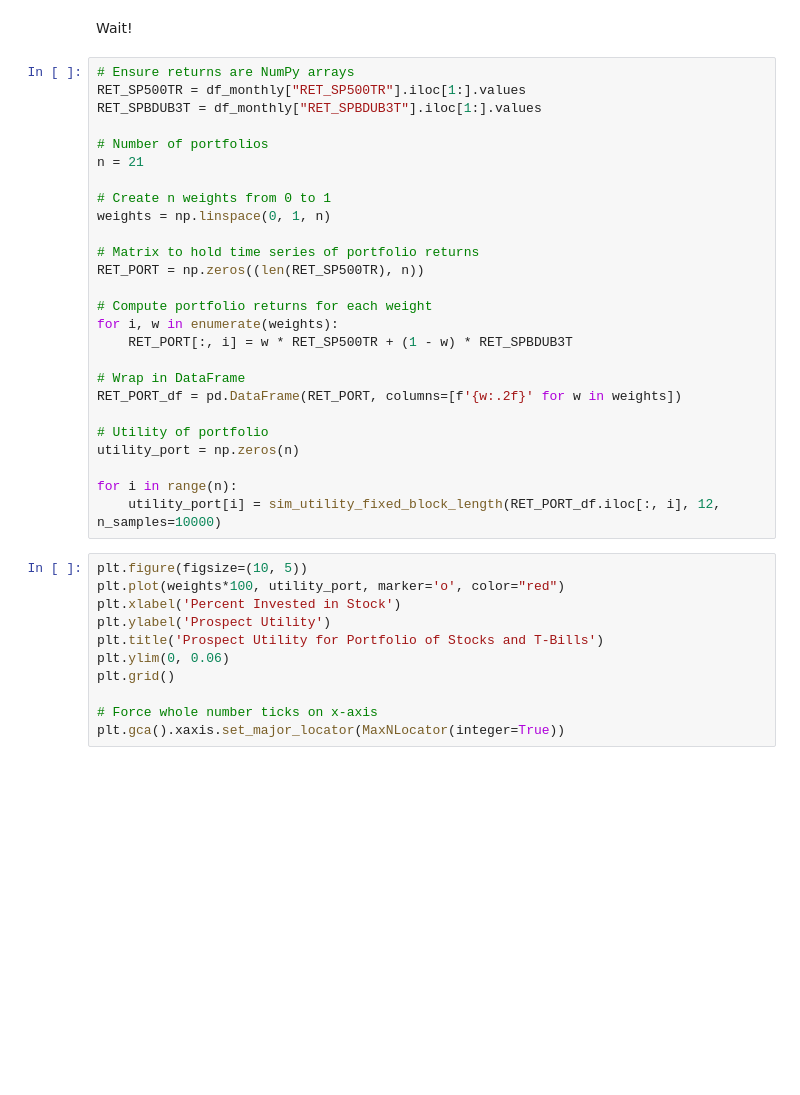
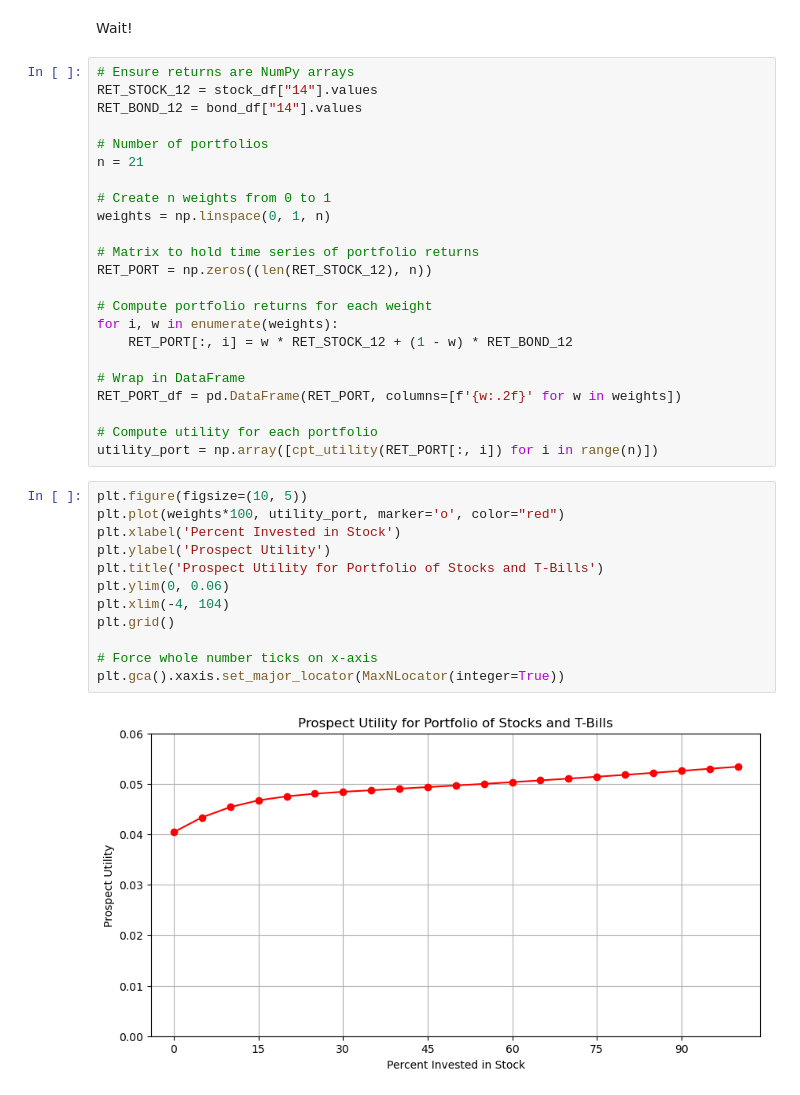
Before and after one commit to mcp656/Seminar, a Jupyter notebook: prescott.ipynb, the cells around one changed output. Drawn from its saved outputs; the diff is of its cells as text; blank space fills up the shorter version.

```diff
--- a/prescott.ipynb
+++ b/prescott.ipynb
@@ -387,8 +374,8 @@ plt.gca().xaxis.set_major_locator(MaxNLocator(integer=True))
 Wait!
 # %%
 # Ensure returns are NumPy arrays
-RET_SP500TR = df_monthly["RET_SP500TR"].iloc[1:].values
-RET_SPBDUB3T = df_monthly["RET_SPBDUB3T"].iloc[1:].values
+RET_STOCK_12 = stock_df["14"].values
+RET_BOND_12 = bond_df["14"].values
 
 # Number of portfolios
 n = 21
@@ -397,28 +384,28 @@ n = 21
 weights = np.linspace(0, 1, n)
 
 # Matrix to hold time series of portfolio returns
-RET_PORT = np.zeros((len(RET_SP500TR), n))
+RET_PORT = np.zeros((len(RET_STOCK_12), n))
 
 # Compute portfolio returns for each weight
 for i, w in enumerate(weights):
-    RET_PORT[:, i] = w * RET_SP500TR + (1 - w) * RET_SPBDUB3T
+    RET_PORT[:, i] = w * RET_STOCK_12 + (1 - w) * RET_BOND_12
 
 # Wrap in DataFrame
 RET_PORT_df = pd.DataFrame(RET_PORT, columns=[f'{w:.2f}' for w in weights])
 
-# Utility of portfolio
-utility_port = np.zeros(n)
-
-for i in range(n):
-    utility_port[i] = sim_utility_fixed_block_length(RET_PORT_df.iloc[:, i], 12, n_samples=10000)
+# Compute utility for each portfolio
+utility_port = np.array([cpt_utility(RET_PORT[:, i]) for i in range(n)])
 # %%
 plt.figure(figsize=(10, 5))
 plt.plot(weights*100, utility_port, marker='o', color="red")
 plt.xlabel('Percent Invested in Stock')
 plt.ylabel('Prospect Utility')
 plt.title('Prospect Utility for Portfolio of Stocks and T-Bills')
 plt.ylim(0, 0.06)
+plt.xlim(-4, 104)
 plt.grid()
 
 # Force whole number ticks on x-axis
 plt.gca().xaxis.set_major_locator(MaxNLocator(integer=True))
+# %% [output]
+[figure, added]
```
Also changed, not shown: parts of 5 cells of this notebook, 2 other files.
